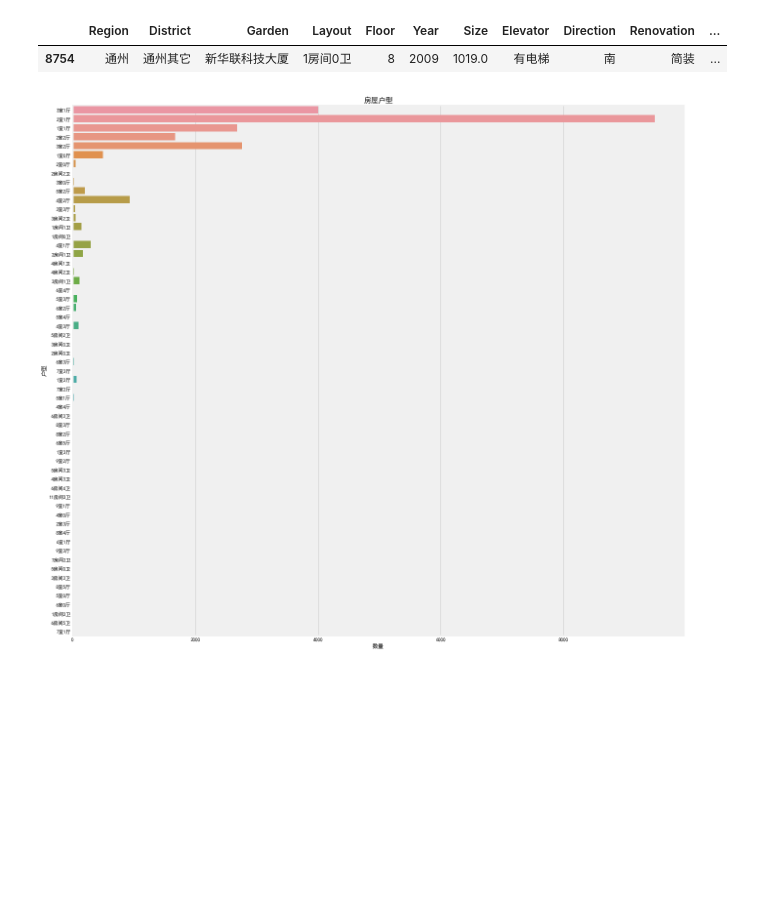
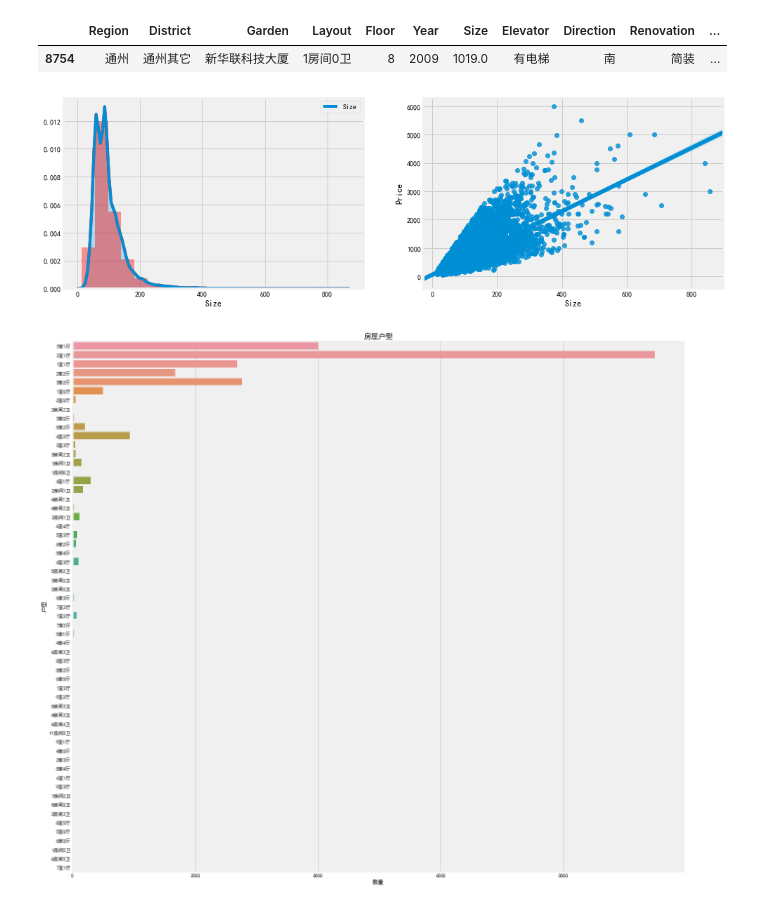
Before and after one commit to jiaobendaye/pythonRuMen, a Jupyter notebook: ershoufangAnalysis.ipynb, the cells around one changed output. Cells and saved outputs as stored; diff of their text form; code cells hidden in the pictures; blank space fills up the shorter version.

```diff
--- a/ershoufangAnalysis.ipynb
+++ b/ershoufangAnalysis.ipynb
@@ -132,6 +132,16 @@ df.loc[df['Size']>1000]
 | 8754 | 通州 | 通州其它 | 新华联科技大厦 | 1房间0卫 | 8 | 2009 | 1019.0 | 有电梯 | 南 | 简装 | ... |
 # %%
 df = df[(df['Layout']!='叠拼别墅')&(df['Size']<1000)]
+# %%
+f, [ax1,ax2] = plt.subplots(1, 2, figsize=(15, 5))
+# 建房时间的分布情况
+sns.distplot(df['Size'], bins=20, ax=ax1, color='r')
+sns.kdeplot(df['Size'], shade=True, ax=ax1)
+# 建房时间和出售价格的关系
+sns.regplot(x='Size', y='Price', data=df, ax=ax2)
+plt.show()
+# %% [output]
+[figure, added]
 # %%
 f, ax1= plt.subplots(figsize=(20,20))
 sns.countplot(y='Layout', data=df, ax=ax1)
```
Also changed, not shown: parts of 7 cells of this notebook.
